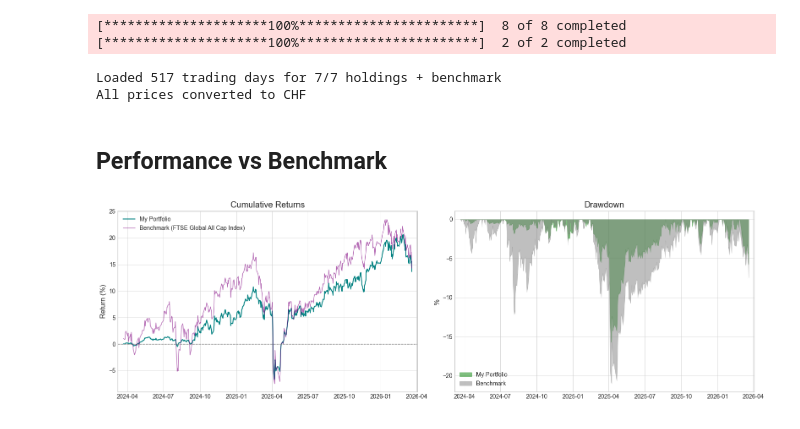
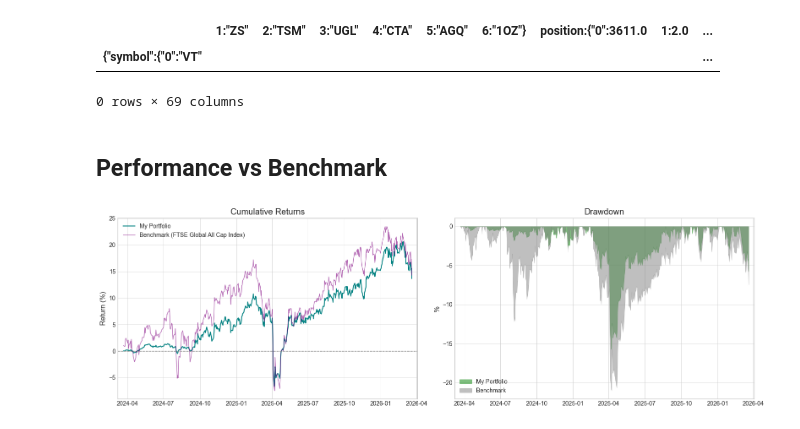
Before and after one commit to vvs0x/quantitative-portfolio-analysis, a Jupyter notebook: notebooks/portfolio_analysis.ipynb, the cells around one changed output. Cells and saved outputs as stored; diff of their text form; code cells hidden in the pictures.

```diff
--- a/notebooks/portfolio_analysis.ipynb
+++ b/notebooks/portfolio_analysis.ipynb
@@ -8,10 +6,14 @@ sys.path.append('../src')
 # %%
 PERIOD = '2y'              # 6mo, 1y, 2y, 5y, max
 BENCHMARK = 'VT'           # benchmark ticker
 RF_RATE = 0.00             # risk-free rate (annualized)
 
-weights = pd.read_csv('../data/processed/portfolio_weights.csv', index_col=0)
+weights = pd.read_csv('../data/processed/portfolio_weights.json', index_col=0)
 weights
+# %% [output]
+|  | 1:"ZS" | 2:"TSM" | 3:"UGL" | 4:"CTA" | 5:"AGQ" | 6:"1OZ"} | position:{"0":3611.0 | 1:2.0 | ... |
+| {"symbol":{"0":"VT" |  |  |  |  |  |  |  |  | ... |
+0 rows × 69 columns
 # %%
 # Fetch price data for portfolio holdings + benchmark
 tickers = weights['symbol'].tolist()
@@ -65,11 +67,6 @@ bench_cum = (1 + bench_returns).cumprod()
 
 print(f'Loaded {len(prices)} trading days for {len(available)}/{len(tickers)} holdings + benchmark')
 print('All prices converted to CHF')
-# %% [output]
-[*********************100%***********************]  8 of 8 completed
-[*********************100%***********************]  2 of 2 completed
-Loaded 517 trading days for 7/7 holdings + benchmark
-All prices converted to CHF
 # %% [markdown]
 ## Performance vs Benchmark
 # %%
```
Also changed, not shown: parts of 1 cell of this notebook, 5 other files.
